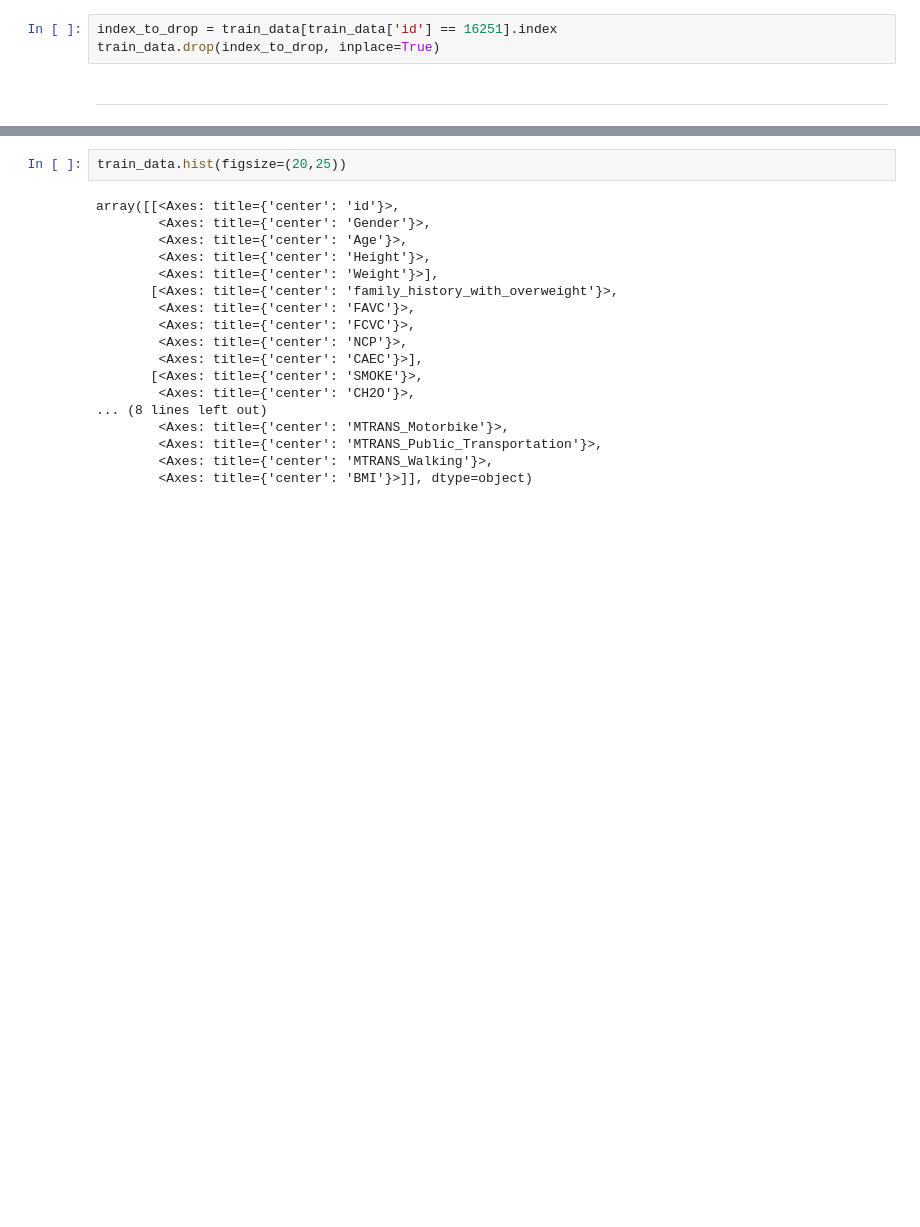
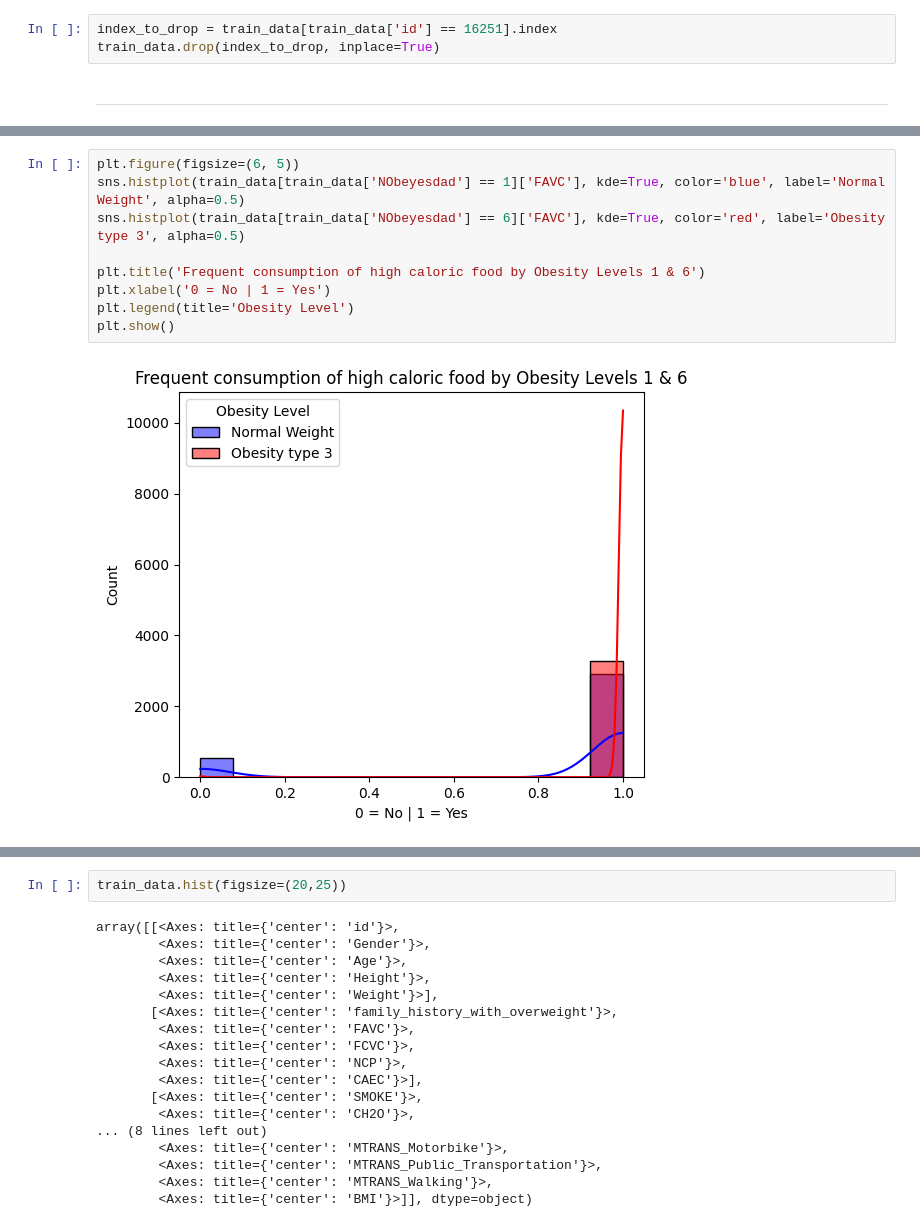
Before and after one commit to vilmahietala/data_science_projects, a Jupyter notebook: EDA/EDA.ipynb, the cells around one changed output, grey strips where cells are left out. Drawn from its saved outputs; the diff is of its cells as text; blank space fills up the shorter version.

```diff
--- a/EDA/EDA.ipynb
+++ b/EDA/EDA.ipynb
@@ -514,0 +517,11 @@ ___
+# %%
+plt.figure(figsize=(6, 5))
+sns.histplot(train_data[train_data['NObeyesdad'] == 1]['FAVC'], kde=True, color='blue', label='Normal Weight', alpha=0.5)
+sns.histplot(train_data[train_data['NObeyesdad'] == 6]['FAVC'], kde=True, color='red', label='Obesity type 3', alpha=0.5)
+
+plt.title('Frequent consumption of high caloric food by Obesity Levels 1 & 6')
+plt.xlabel('0 = No | 1 = Yes')
+plt.legend(title='Obesity Level')
+plt.show()
+# %% [output]
+[figure, added]
```
Also changed, not shown: parts of 9 cells of this notebook.
